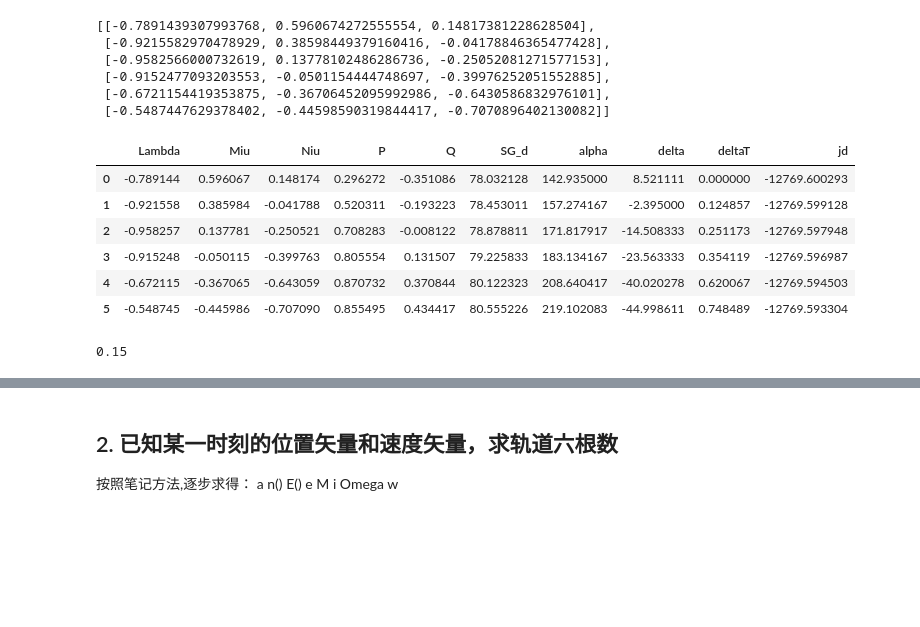
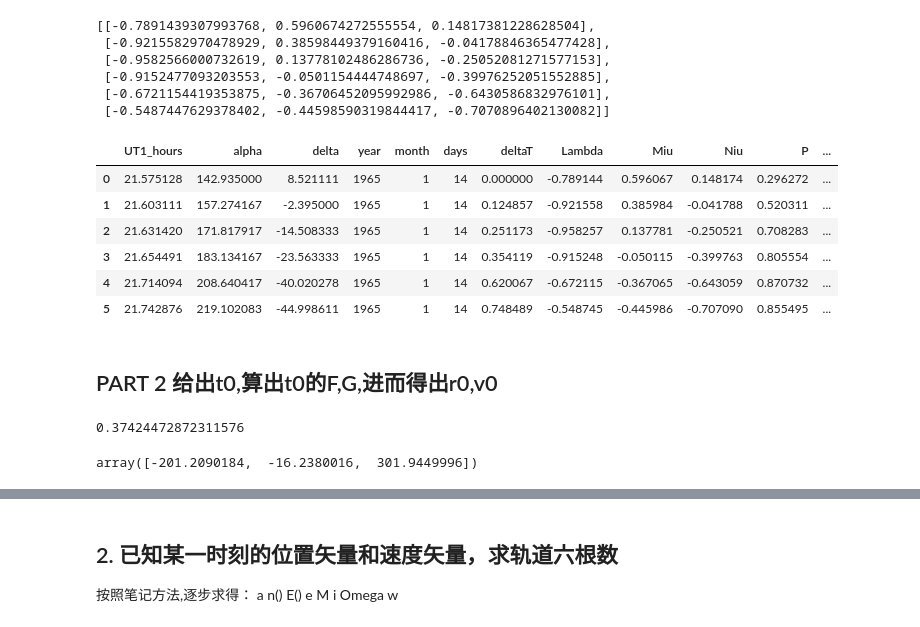
Before and after one commit to DengDingshan/dds_python, a Jupyter notebook: Celestial mechanics/Laplace_Total.ipynb, the cells around one changed output, grey strips where cells are left out. Drawn from its saved outputs; the diff is of its cells as text; code cells hidden in the pictures; blank space fills up the shorter version.

```diff
--- a/Celestial mechanics/Laplace_Total.ipynb
+++ b/Celestial mechanics/Laplace_Total.ipynb
@@ -60,7 +62,7 @@ SG_degree = SG_array%(3600*24)/(3600*24)*360
 
 jd_array = np.array(jd_t)
 delta_t = (UT1_hours - UT1_hours[0])*3600/time_unit
-
+delta_t_SI = delta_t * time_unit
 position_fram['deltaT'] = delta_t
 
 delta_t
@@ -129,17 +131,24 @@ for j in range(len(position_fram)):
     Qt.append(Qj)
 #     print(Lt,Pt,Qt)
 
-position_fram_fil = pd.DataFrame({'alpha':\
-                        np.array([142.935,157.274166667,171.817916667,183.134166667,\
-                                  208.640416667,219.102083333]),\
-                       'delta':\
-                       np.array([8.521111111,-2.395,-14.508333333,-23.56333333,-40.020277777,-44.998611111]),\
-                       'jd':jd_array,\
-                        'SG_d': SG_degree,\
-                        'deltaT':delta_t,\
-                        'P':np.array(Pt),'Q':np.array(Qt),\
-                        'Lambda':np.array(Lambda),\
-                        'Miu':np.array(Miu),'Niu':np.array(Niu)})
+# position_fram_fil = pd.DataFrame({'alpha':\
+#                         np.array([142.935,157.274166667,171.817916667,183.134166667,\
+#                                   208.640416667,219.102083333]),\
+#                        'delta':\
+#                        np.array([8.521111111,-2.395,-14.508333333,-23.56333333,-40.020277777,-44.998611111]),\
+#                        'jd':jd_array,\
+#                         'SG_d': SG_degree,\
+#                         'deltaT':delta_t,\
+#                         'P':np.array(Pt),'Q':np.array(Qt),\
+#                         'Lambda':np.array(Lambda),\
+#                         'Miu':np.array(Miu),'Niu':np.array(Niu)})
+
+position_fram_New = pd.DataFrame({'jd':jd_array,
+                                 'SG_d':SG_degree,
+                                 'P':np.array(Pt),'Q':np.array(Qt),
+                                  'deltaT_SI':delta_t_SI,
+                                 'Lambda':np.array(Lambda),
+                                 'Miu':np.array(Miu),'Niu':np.array(Niu)})
 
 Lt
 # %% [output]
@@ -149,26 +158,31 @@ Lt
  [-0.9152477093203553, -0.0501154444748697, -0.39976252051552885],
  [-0.6721154419353875, -0.36706452095992986, -0.6430586832976101],
  [-0.5487447629378402, -0.44598590319844417, -0.7070896402130082]]
-# %%
-position_fram_fil
-# %% [output]
-|  | Lambda | Miu | Niu | P | Q | SG_d | alpha | delta | deltaT | jd |
-| 0 | -0.789144 | 0.596067 | 0.148174 | 0.296272 | -0.351086 | 78.032128 | 142.935000 | 8.521111 | 0.000000 | -12769.600293 |
-| 1 | -0.921558 | 0.385984 | -0.041788 | 0.520311 | -0.193223 | 78.453011 | 157.274167 | -2.395000 | 0.124857 | -12769.599128 |
-| 2 | -0.958257 | 0.137781 | -0.250521 | 0.708283 | -0.008122 | 78.878811 | 171.817917 | -14.508333 | 0.251173 | -12769.597948 |
-| 3 | -0.915248 | -0.050115 | -0.399763 | 0.805554 | 0.131507 | 79.225833 | 183.134167 | -23.563333 | 0.354119 | -12769.596987 |
-| 4 | -0.672115 | -0.367065 | -0.643059 | 0.870732 | 0.370844 | 80.122323 | 208.640417 | -40.020278 | 0.620067 | -12769.594503 |
-| 5 | -0.548745 | -0.445986 | -0.707090 | 0.855495 | 0.434417 | 80.555226 | 219.102083 | -44.998611 | 0.748489 | -12769.593304 |
+# %%
+position_fram_fil = pd.concat([position_fram,position_fram_New],axis=1)
+# %%
+position_fram_fil.to_csv('echo1st_format.csv')
+position_fram_fil
+# %% [output]
+|  | UT1_hours | alpha | delta | year | month | days | deltaT | Lambda | Miu | Niu | P | ... |
+| 0 | 21.575128 | 142.935000 | 8.521111 | 1965 | 1 | 14 | 0.000000 | -0.789144 | 0.596067 | 0.148174 | 0.296272 | ... |
+| 1 | 21.603111 | 157.274167 | -2.395000 | 1965 | 1 | 14 | 0.124857 | -0.921558 | 0.385984 | -0.041788 | 0.520311 | ... |
+| 2 | 21.631420 | 171.817917 | -14.508333 | 1965 | 1 | 14 | 0.251173 | -0.958257 | 0.137781 | -0.250521 | 0.708283 | ... |
+| 3 | 21.654491 | 183.134167 | -23.563333 | 1965 | 1 | 14 | 0.354119 | -0.915248 | -0.050115 | -0.399763 | 0.805554 | ... |
+| 4 | 21.714094 | 208.640417 | -40.020278 | 1965 | 1 | 14 | 0.620067 | -0.672115 | -0.367065 | -0.643059 | 0.870732 | ... |
+| 5 | 21.742876 | 219.102083 | -44.998611 | 1965 | 1 | 14 | 0.748489 | -0.548745 | -0.445986 | -0.707090 | 0.855495 | ... |
+# %% [markdown]
+## PART 2 给出t0,算出t0的F,G,进而得出r0,v0
 # %%
 # 为循环重新format，取出需要的数据
 Observe_time = len(position_fram)
 
-obs = [0,1,2,3,4,5] # 取全部观测，做最小二乘法定初轨
+obs = [1,3,5] # 取全部观测，做最小二乘法定初轨
 
 # 取定t0
-index = 1
-t0 = 0.15
-# t0 = 0.5*(position_fram_fil['deltaT'].values[index] + position_fram_fil['deltaT'].values[index+2])
+# index = 1
+# t0 = 1.5
+t0 = 0.5*(position_fram_fil['deltaT'].values[0] + position_fram_fil['deltaT'].values[5])
 print(t0)
 # set F0 and G0 to begin the loop
 
@@ -189,8 +203,11 @@ for i in range(len(obs)): # 把要用的那几次观测数据提取出来：
     Miu.append(position_fram_fil['Miu'].values[j])
     Lambda.append(position_fram_fil['Lambda'].values[j])
     tao.append(position_fram_fil['deltaT'].values[j] - t0)
+
+np.array(tao)*time_unit
 # %% [output]
-0.15
+0.37424472872311576
+array([-201.2090184,  -16.2380016,  301.9449996])
 # %%
 # 循环，解出F,G。
 
```
Also changed, not shown: parts of 20 cells of this notebook, 4 other files.
